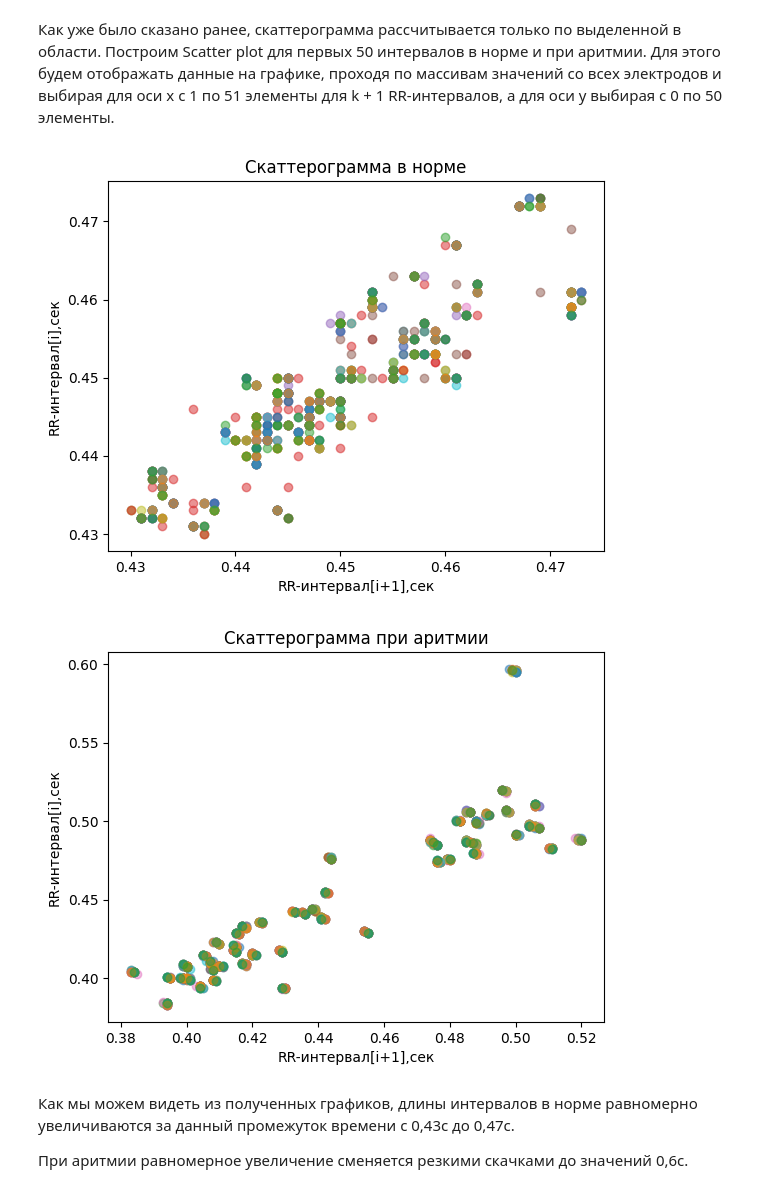
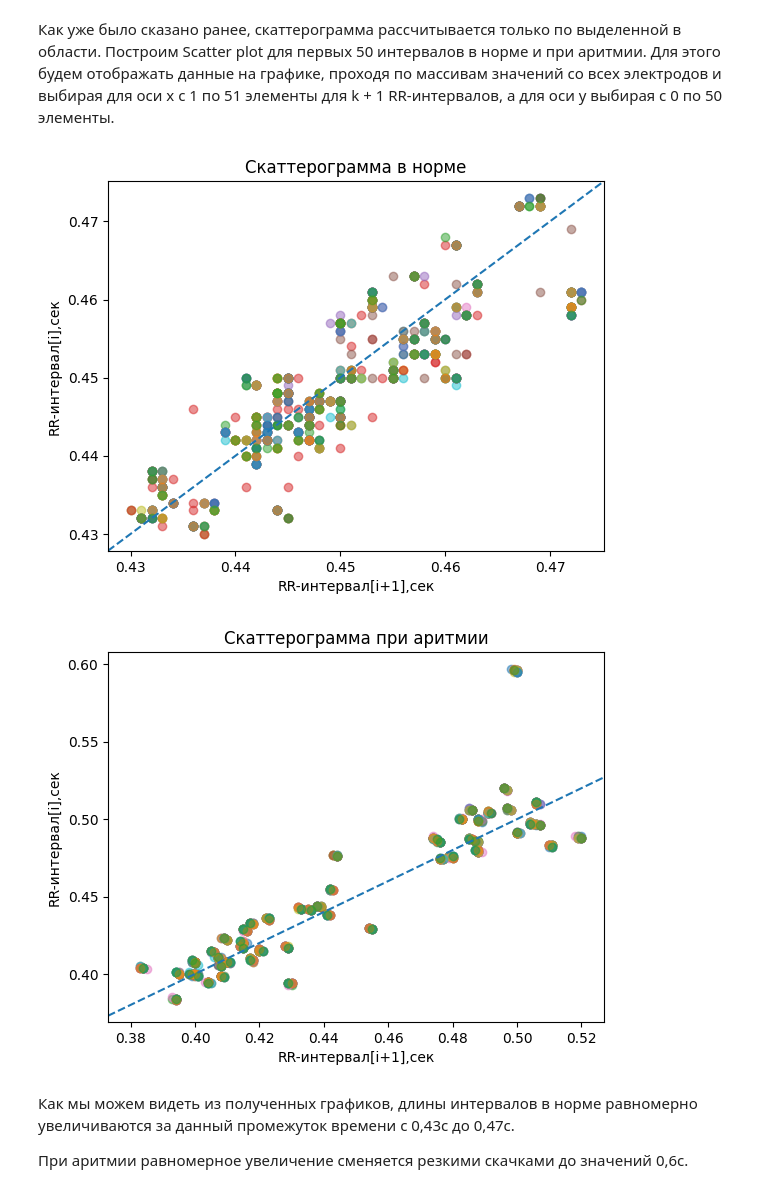
Before and after one commit to multifacs/ecg-analysis, a Jupyter notebook: ECG3.ipynb, the cells around one changed output. Drawn from its saved outputs; the diff is of its cells as text; code cells hidden in the pictures.

```diff
--- a/ECG3.ipynb
+++ b/ECG3.ipynb
@@ -169,24 +169,26 @@ for int in intervals_normal:
     x = np.array(int[0 + 1:51]) / 1000.0
     plt.scatter(x, y, alpha=0.5)
 
+plt.axline((0.43, 0.43), slope=1, ls='--')
 plt.title('Скаттерограмма в норме')
 plt.xlabel('RR-интервал[i+1],сек')
 plt.ylabel('RR-интервал[i],сек')
 plt.show()
 # %% [output]
-[figure, old version]
+[figure, new version]
 # %%
 for int in intervals_arrhythmia:
     y = np.array(int[0:50]) / 1000.0
     x = np.array(int[0 + 1:51]) / 1000.0
     plt.scatter(x, y, alpha=0.5)
 
+plt.axline((0.38, 0.38), slope=1, ls='--')
 plt.title('Скаттерограмма при аритмии')
 plt.xlabel('RR-интервал[i+1],сек')
 plt.ylabel('RR-интервал[i],сек')
 plt.show()
 # %% [output]
-[figure, old version]
+[figure, new version]
 # %% [markdown]
 Как мы можем видеть из полученных графиков, длины интервалов в норме равномерно увеличиваются за данный промежуток времени с 0,43с до 0,47с.
 
```
